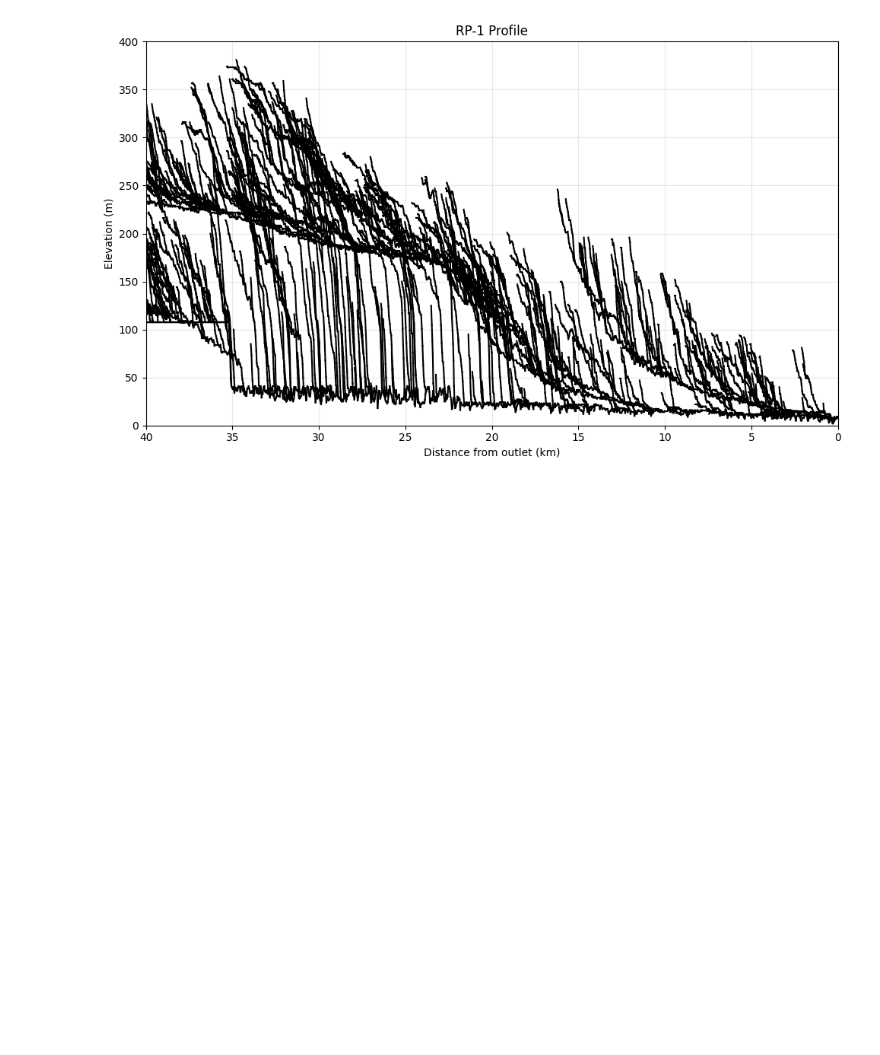
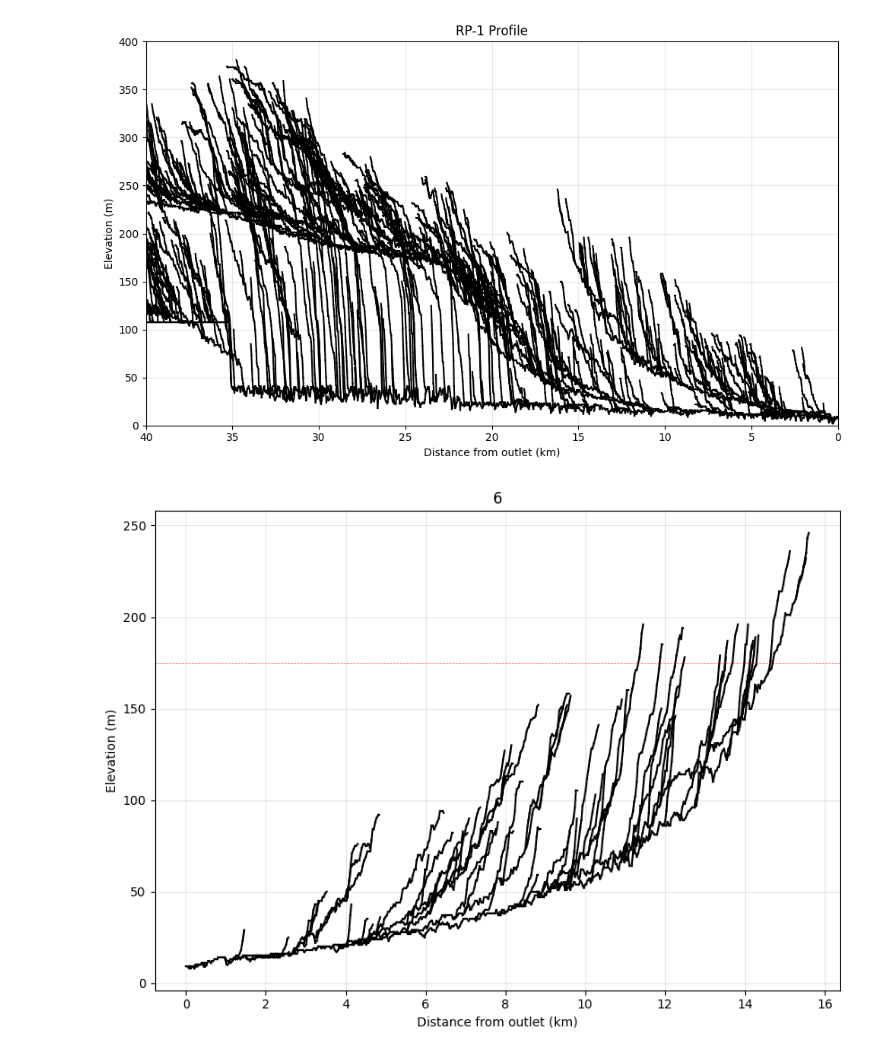
Before and after one commit to glong1321/AndesTG, a Jupyter notebook: Rapel/base_level/PlotProfiles.ipynb, the cells around one changed output. Saved outputs shown, nothing was run; the diff lists cells and outputs as text; code cells hidden in the pictures; blank space fills up the shorter version.

```diff
--- a/Rapel/base_level/PlotProfiles.ipynb
+++ b/Rapel/base_level/PlotProfiles.ipynb
@@ -289,3 +208,98 @@ print(f'Figure saved to: {os.path.abspath("Rapel/base_level/Figures/RP-1_profile
 plt.show()
 # %% [output]
 [figure]
+# %%
+outlets = {'rapel': {'6': [240424, 6244101],
+                    '7': [239085, 6243561],
+                    '8': [236433, 6241171],
+                    '9': [234328, 6238328],
+                    '10': [233535, 6235567],
+                    '11': [224792, 6219641],
+                    '12': [264468, 6205316],
+                    '13': [266408, 6225311],
+                    '14': [262741, 6227747],
+                    '15': [261241, 6230944],
+                    '16': [259484, 6233572],
+                    '17': [253777, 6236472],
+                    '18': [250409, 6238086],
+                    '19': [248739, 6239914],
+                    '20': [247017, 6241293],
+                    '21': [239499, 6252555],
+                    '22': [251995, 6254903],
+                    '23': [256653, 6278345]}
+          }
+# %%
+# Plotting all river profiles
+def fix_indices_recursive(ld_item):
+    """Fix malformed indices if they're wrapped in a tuple"""
+    if isinstance(ld_item['index'], tuple) and len(ld_item['index']) == 1:
+        ld_item['index'] = ld_item['index'][0]
+
+    if ld_item.get('next'):
+        for next_item in ld_item['next']:
+            fix_indices_recursive(next_item)
+
+def plot_upstream_profile(ld_list, minimum_area=1E5):
+    """Plot river profile moving upstream"""
+    def plot_recursive(current_distance, ld_item):
+        if ld_item.get('next'):
+            for next_item in ld_item['next']:
+                if next_item['area'] >= minimum_area:
+                    # Calculate distance to next point
+                    current_row, current_col = ld_item['index']
+                    next_row, next_col = next_item['index']
+
+                    # Diagonal movement is longer (sqrt(2) ≈ 1.414)
+                    if (current_row != next_row) and (current_col != next_col):
+                        distance_increment = ld_item['de'] * 1.414
+                    else:
+                        distance_increment = ld_item['de']
+
+                    next_distance = current_distance + distance_increment
+
+                    # Draw line segment (convert meters to km)
+                    plt.plot([current_distance/1000, next_distance/1000],
+                           [ld_item['elevation'], next_item['elevation']],
+                           'k-')
+
+                    # Continue upstream
+                    plot_recursive(next_distance, next_item)
+
+    plot_recursive(0.0, ld_list)
+
+# Setup mean pixel dimension
+mean_pixel_dimension = d.BaseSpatialGrid()
+mean_pixel_dimension._copy_info_from_grid(area, True)
+mean_pixel_dimension._griddata = area._mean_pixel_dimension()
+
+# Plot each outlet separately
+for outlet_name, outlet_coords in outlets['rapel'].items():
+    fig, ax = plt.subplots(1, figsize=(8.5, 6.3))
+
+    # Get river network data
+    ld_list = fd.map_values_to_recursive_list(
+        outlet_coords,
+        elevation=dem,
+        area=area,
+        de=mean_pixel_dimension
+    )
+    fix_indices_recursive(ld_list)
+
+    # Plot the profile
+    plot_upstream_profile(ld_list, minimum_area=1E5)
+
+    # Add dashed line at 175 m
+    ax.axhline(y=175, color='red', linestyle='--', linewidth=0.5, alpha=0.6)
+
+    # Format the plot
+    ax.grid(True, alpha=0.3)
+    ax.set_xlabel('Distance from outlet (km)')
+    ax.set_ylabel('Elevation (m)')
+    ax.set_title(outlet_name)
+
+    plt.tight_layout()
+    plt.show()
+
+    print(f'Plotted outlet: {outlet_name}')
+# %% [output]
+[figure, added]
```
Also changed, not shown: parts of 5 cells of this notebook, 8 other files.
